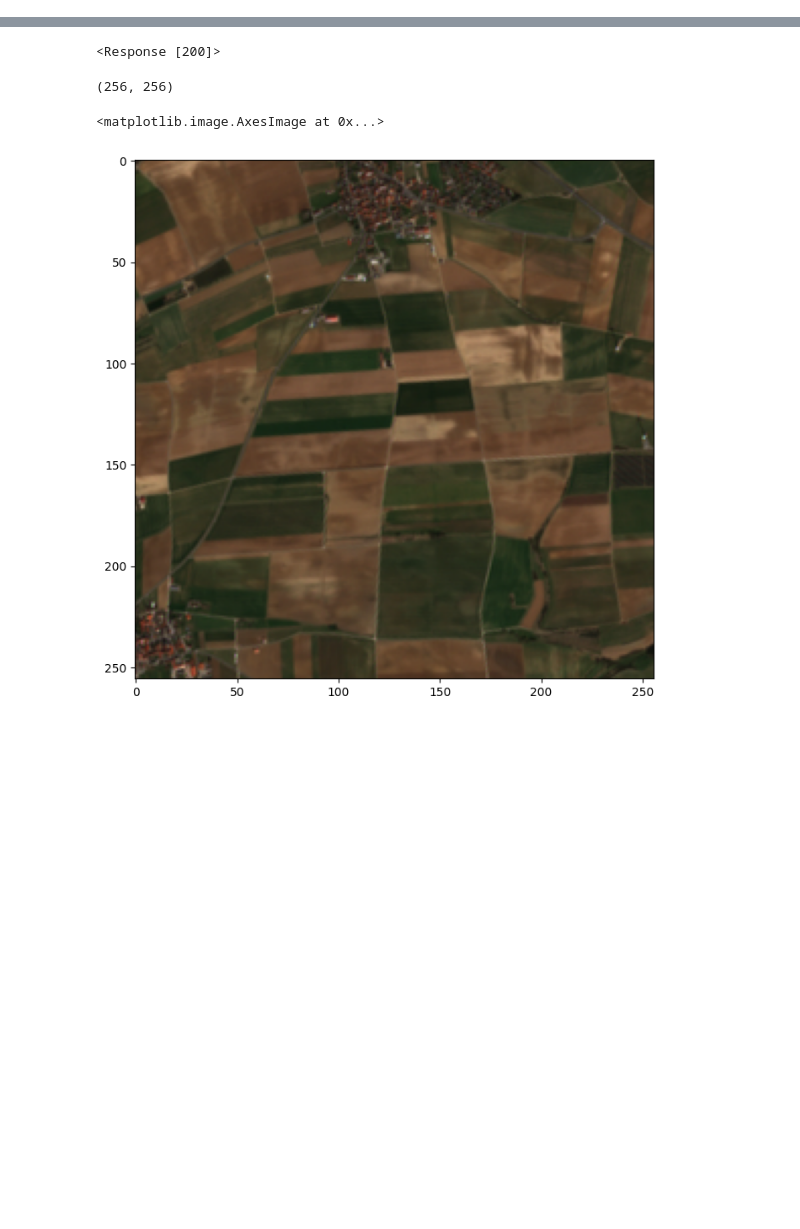
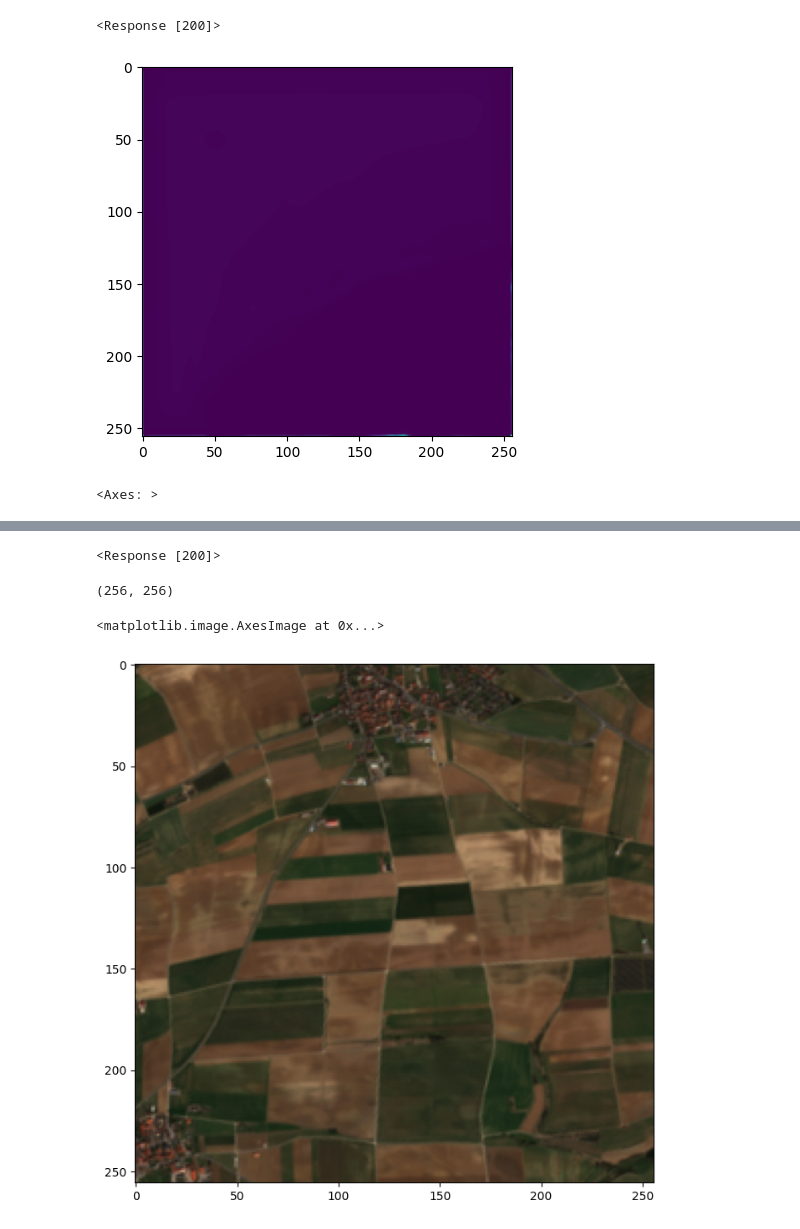
Before and after one commit to Taraman12/Solarpark-detection, a Jupyter notebook: src/ml-feeder/app/feed_ml-serve.ipynb, the cells around one changed output, grey strips where cells are left out. Cells and saved outputs as stored; diff of their text form; code cells hidden in the pictures; blank space fills up the shorter version.

```diff
--- a/src/ml-feeder/app/feed_ml-serve.ipynb
+++ b/src/ml-feeder/app/feed_ml-serve.ipynb
@@ -9,0 +22,4 @@ from rasterio.plot import show
+# %%
+input_path = Path(r"C:\Users\Fabian\Documents\Github_Masterthesis\Solarpark-detection\data_local\test_images_geotiff\33UVV_1_2023-5-13.tif")
+image = rasterio.open(input_path).read()
+metadata = rasterio.open(input_path).meta
@@ -9,0 +38,15 @@ from rasterio.plot import show
+# %%
+headers = {'Content-Type': 'application/json'}
+json_data = json.dumps(image.tolist())
+# %%
+req = requests.post("http://localhost:8080/predictions/test", headers=headers, data=json_data)
+print(req)
+# %% [output]
+<Response [200]>
+# %%
+pred = np.array(req.json())
+# %%
+show(pred)
+# %% [output]
+[figure, added]
+<Axes: >
```
Also changed, not shown: parts of 102 cells of this notebook.
